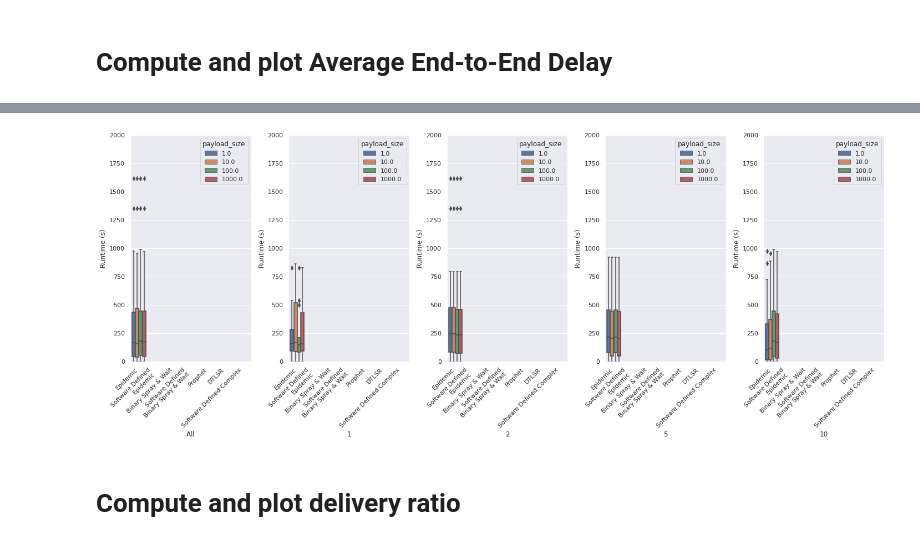
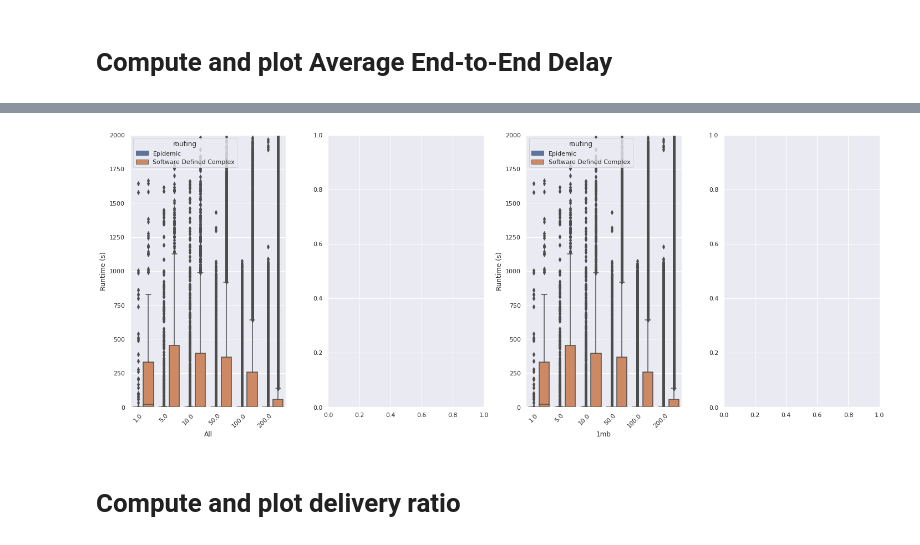
Before and after one commit to umr-ds/progdtn-evaluation, a Jupyter notebook: evaluation/paper/runtimes.ipynb, the cells around one changed output, grey strips where cells are left out. Saved outputs shown, nothing was run; the diff lists cells and outputs as text; code cells hidden in the pictures.

```diff
--- a/evaluation/paper/runtimes.ipynb
+++ b/evaluation/paper/runtimes.ipynb
@@ -26,5 +23,5 @@ The autoreload extension is already loaded. To reload it, use:
 # %%
-experiment_path = pathlib.Path(f"/home/jovyan/work/binary_files/load_test/")
+experiment_path = pathlib.Path(f"/home/jovyan/work/binary_files/debug/")
 
 color_mapping = {
     'Epidemic': 'C0',
@@ -45,6 +42,7 @@ groups = [
 order = ["Epidemic", "Software Defined\nEpidemic", "Binary Spray & Wait", 'Software Defined\nBinary Spray & Wait', 'Prophet', 'DTLSR', 'Software Defined Complex']
 
 labels = ["all", "1", "2", "5", "10"]
+payload_labels = ["all", "1KB", "1MB", "10MB"]
 # %%
 def progress_bar(current, maximum):
     executed_percent = int(round((current / maximum) * 100))
@@ -263,3 +312,5 @@ def bundle_runtimes(event_frame: pd.DataFrame) -> DataFrame:
         big_fat_dataframe = big_fat_dataframe.append(runtime_dict, ignore_index=True)
 
     return big_fat_dataframe
+# %%
+experiment_runtimes = bundle_runtimes(event_frame)
@@ -266,34 +337,35 @@ def bundle_runtimes(event_frame: pd.DataFrame) -> DataFrame:
 # %%
-def plot_runtimes(big_fat_dataframe):
-    fig, axs = plt.subplots(1,5, figsize=(20, 8))
+def plot_runtimes(df):
+    fig, axs = plt.subplots(1,4, figsize=(20, 8))
 
-    for label, ax in zip(labels, axs):
+    for label, ax in zip(payload_labels, axs):
         if label == 'all':
-            data = big_fat_dataframe
-        elif label == '1':
-            data = big_fat_dataframe[big_fat_dataframe["bundles_per_node"] == 1]
-        elif label == '2':
-            data = big_fat_dataframe[big_fat_dataframe["bundles_per_node"] == 2]
-        elif label == '5':
-            data = big_fat_dataframe[big_fat_dataframe["bundles_per_node"] == 5]
-        elif label == '10':
-            data = big_fat_dataframe[big_fat_dataframe["bundles_per_node"] == 10]
+            data = df
+        elif label == '1KB':
+            data = df[df["payload_size"] == 1000]
+            continue
+        elif label == '1MB':
+            data = df[df["payload_size"] == 1000000]
+        elif label == '10MB':
+            data = df[df["payload_size"] == 10000000]
+            continue
 
-        sns.boxplot(x="routing", y="runtime", data=data, hue="payload_size", ax=ax, order=order)
+        sns.boxplot(x="bundles_per_node", y="runtime", data=data, ax=ax, hue="routing")
 
         ax.set(xlabel=label.capitalize() , ylabel='Runtime (s)', ylim=[0,2000])
         ax.set_xticklabels(
             ax.get_xticklabels(),
             rotation=45,
             horizontalalignment='right',
             fontweight='light',
         )
 
     fig.tight_layout()
+    fig.savefig("/home/jovyan/work/evaluation/paper/figures/runtimes.pdf")
 
-plot_runtimes(bundle_runtimes(event_frame))
+plot_runtimes(experiment_runtimes)
 # %% [output]
-[figure, old version]
+[figure, new version]
 # %% [markdown]
 # Compute and plot delivery ratio
 # %%
```
Also changed, not shown: parts of 12 cells of this notebook, 3 other files.
